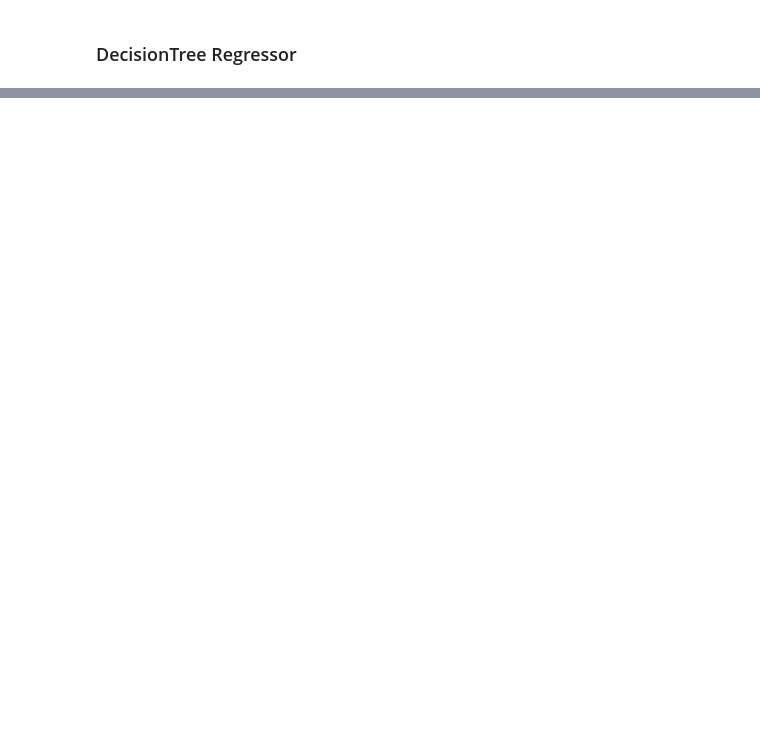
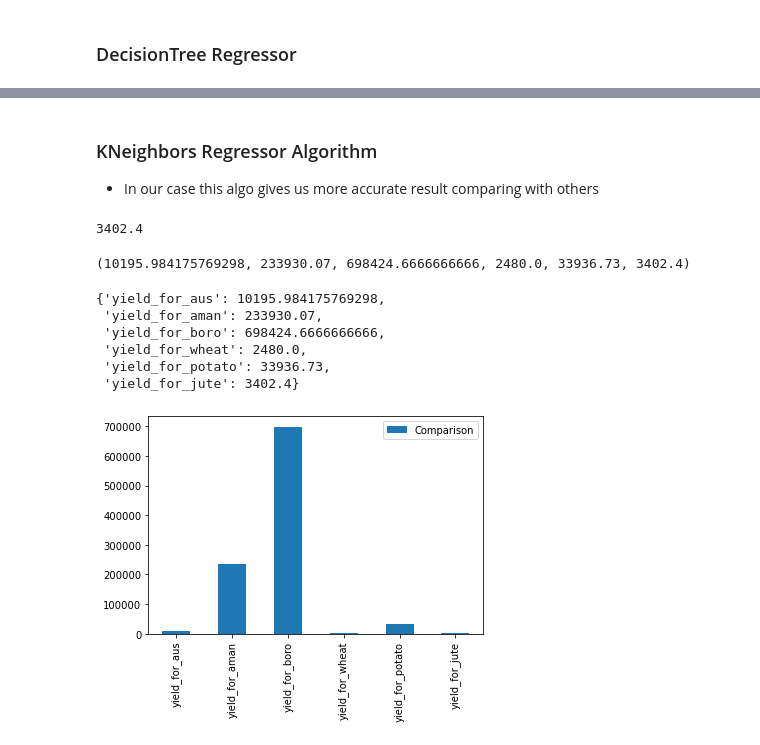
Before and after one commit to ashraful997/MyJupyter, a Jupyter notebook: Thesis-works.ipynb, the cells around one changed output, grey strips where cells are left out. Saved outputs shown, nothing was run; the diff lists cells and outputs as text; code cells hidden in the pictures; blank space fills up the shorter version.

```diff
--- a/Thesis-works.ipynb
+++ b/Thesis-works.ipynb
@@ -333,0 +579,8 @@ array([199718.])
+# %%
+np.random.seed(3)
+
+models["KNeighborsRegressor"].fit(wheat_X_train, wheat_y_train)
+test_predict_wheat_abr = float(models["KNeighborsRegressor"].predict(test_arr))
+
+yield_for_wheat = test_predict_wheat_abr
+yield_for_wheat
@@ -333,0 +656,8 @@ array([199718.])
+# %%
+np.random.seed(3)
+
+models["RandomForestRegressor"].fit(potato_X_train, potato_y_train)
+test_predict_potato_rfc = float(models["RandomForestRegressor"].predict(test_arr))
+
+yield_for_potato = test_predict_potato_rfc
+yield_for_potato
@@ -333,0 +730,39 @@ array([199718.])
+# %% [markdown]
+### KNeighbors Regressor Algorithm
+* In our case this algo gives us more accurate result comparing with others
+# %%
+np.random.seed(3)
+
+models["KNeighborsRegressor"].fit(jute_X_train, jute_y_train)
+test_predict_jute_abr = float(models["KNeighborsRegressor"].predict(test_arr))
+
+yield_for_jute = test_predict_jute_abr
+yield_for_jute
+# %% [output]
+3402.4
+# %%
+yield_for_aus, yield_for_aman, yield_for_boro, yield_for_wheat, yield_for_potato, yield_for_jute
+# %% [output]
+(10195.984175769298, 233930.07, 698424.6666666666, 2480.0, 33936.73, 3402.4)
+# %%
+result = {"yield_for_aus": yield_for_aus,
+         "yield_for_aman": yield_for_aman,
+         "yield_for_boro": yield_for_boro,
+         "yield_for_wheat": yield_for_wheat,
+         "yield_for_potato": yield_for_potato,
+         "yield_for_jute": yield_for_jute}
+result
+# %% [output]
+{'yield_for_aus': 10195.984175769298,
+ 'yield_for_aman': 233930.07,
+ 'yield_for_boro': 698424.6666666666,
+ 'yield_for_wheat': 2480.0,
+ 'yield_for_potato': 33936.73,
+ 'yield_for_jute': 3402.4}
+# %%
+dataframe_of_aus_accuracy_result = pd.DataFrame(result.values(),
+                          result.keys(),
+                          columns=["Comparison"])
+dataframe_of_aus_accuracy_result.plot.bar();
+# %% [output]
+[figure, added]
```
Also changed, not shown: parts of 53 cells of this notebook.
